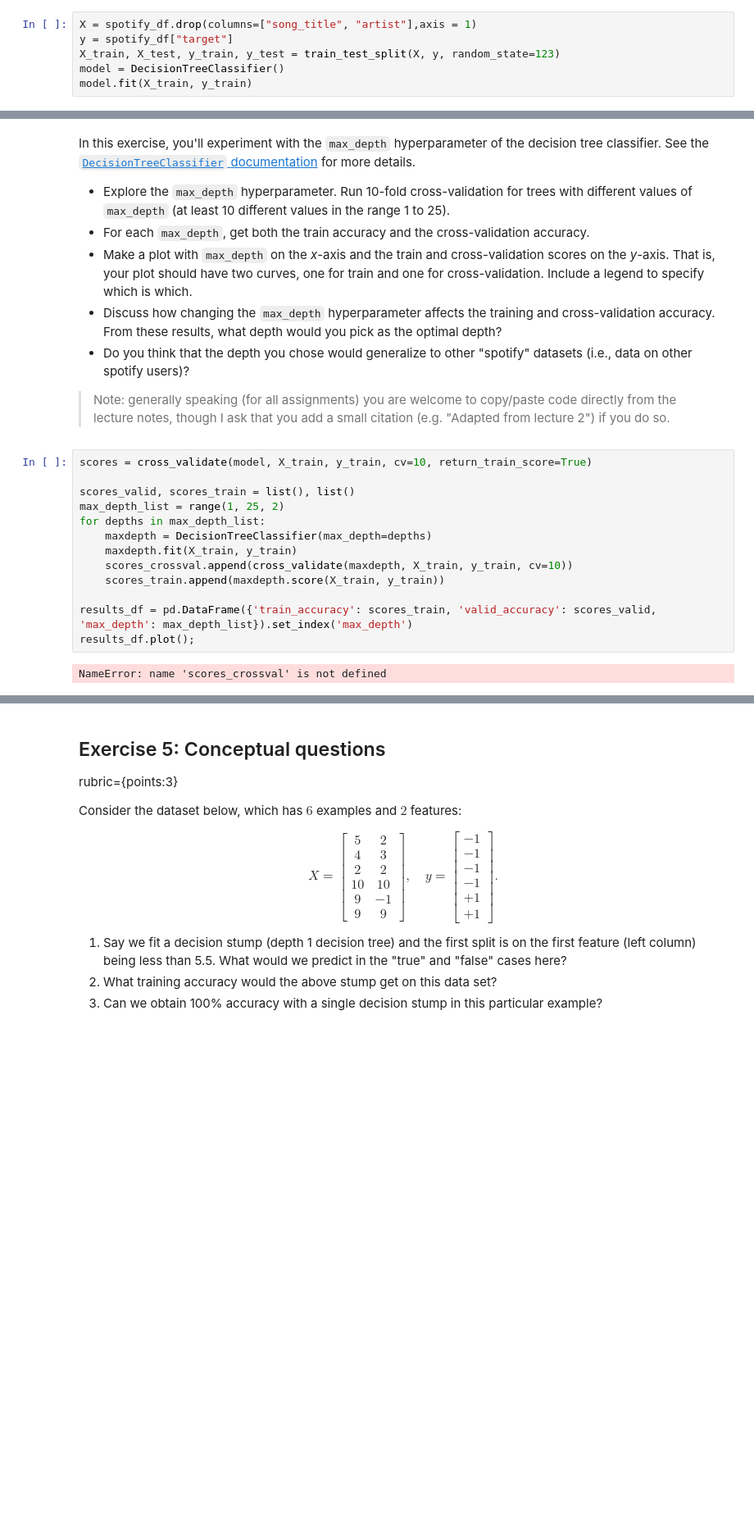
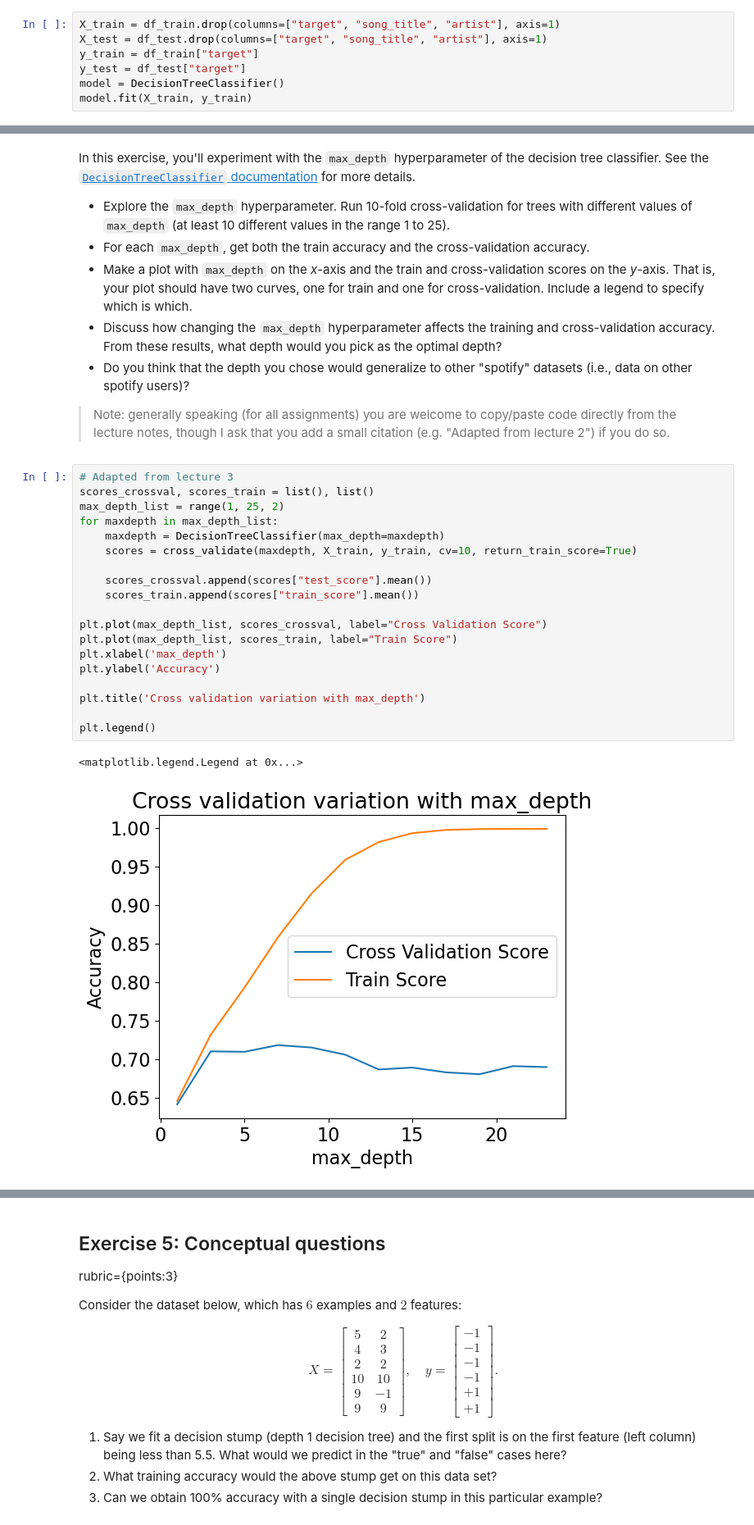
Before and after one commit to skyleapa/cpsc330-2022W2, a Jupyter notebook: hw/hw2/hw2.ipynb, the cells around one changed output, grey strips where cells are left out. Shown: that part at 82% size. Drawn from its saved outputs; the diff is of its cells as text; blank space fills up the shorter version.

```diff
--- a/hw/hw2/hw2.ipynb
+++ b/hw/hw2/hw2.ipynb
@@ -182,9 +185,10 @@ rubric={points:2}
 - Create `X_train` and `y_train` and `X_test` and `y_test` from `df_train` and `df_test` above. Skip the `song_title` and `artist` features for now.
 - Fit a `DecisionTreeClassifier` on the train set.
 # %%
-X = spotify_df.drop(columns=["song_title", "artist"],axis = 1)
-y = spotify_df["target"]
-X_train, X_test, y_train, y_test = train_test_split(X, y, random_state=123)
+X_train = df_train.drop(columns=["target", "song_title", "artist"], axis=1)
+X_test = df_test.drop(columns=["target", "song_title", "artist"], axis=1)
+y_train = df_train["target"]
+y_test = df_test["target"]
 model = DecisionTreeClassifier()
 model.fit(X_train, y_train)
 # %% [output]
@@ -267,18 +281,25 @@ In this exercise, you'll experiment with the `max_depth` hyperparameter of the d
 - Do you think that the depth you chose would generalize to other "spotify" datasets (i.e., data on other spotify users)?
 
 > Note: generally speaking (for all assignments) you are welcome to copy/paste code directly from the lecture notes, though I ask that you add a small citation (e.g. "Adapted from lecture 2") if you do so.
-# %%
-scores = cross_validate(model, X_train, y_train, cv=10, return_train_score=True)
-
-scores_valid, scores_train = list(), list()
-max_depth_list = range(1, 25, 2)
-for depths in max_depth_list:
-    maxdepth = DecisionTreeClassifier(max_depth=depths)
-    maxdepth.fit(X_train, y_train)
-    scores_crossval.append(cross_validate(maxdepth, X_train, y_train, cv=10))
-    scores_train.append(maxdepth.score(X_train, y_train))
-
-results_df = pd.DataFrame({'train_accuracy': scores_train, 'valid_accuracy': scores_valid, 'max_depth': max_depth_list}).set_index('max_depth')
-results_df.plot();
-# %% [output]
-NameError: name 'scores_crossval' is not defined
+# %%
+# Adapted from lecture 3
+scores_crossval, scores_train = list(), list()
+max_depth_list = range(1, 25, 2)
+for maxdepth in max_depth_list:
+    maxdepth = DecisionTreeClassifier(max_depth=maxdepth)
+    scores = cross_validate(maxdepth, X_train, y_train, cv=10, return_train_score=True)
+
+    scores_crossval.append(scores["test_score"].mean())
+    scores_train.append(scores["train_score"].mean())
+
+plt.plot(max_depth_list, scores_crossval, label="Cross Validation Score")
+plt.plot(max_depth_list, scores_train, label="Train Score")
+plt.xlabel('max_depth')
+plt.ylabel('Accuracy')
+
+plt.title('Cross validation variation with max_depth')
+
+plt.legend()
+# %% [output]
+<matplotlib.legend.Legend at 0x...>
+[figure, added]
```
Also changed, not shown: parts of 24 cells of this notebook.
